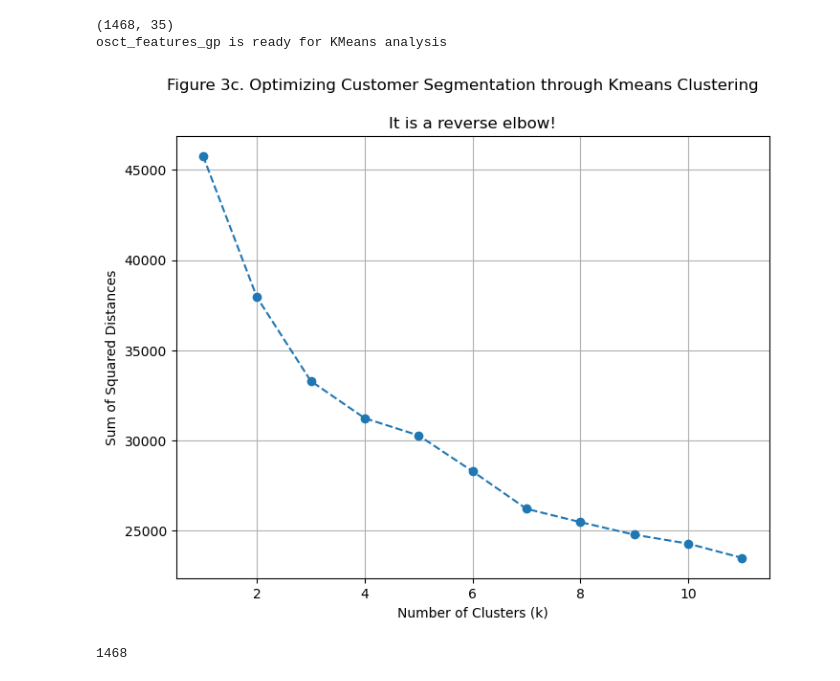
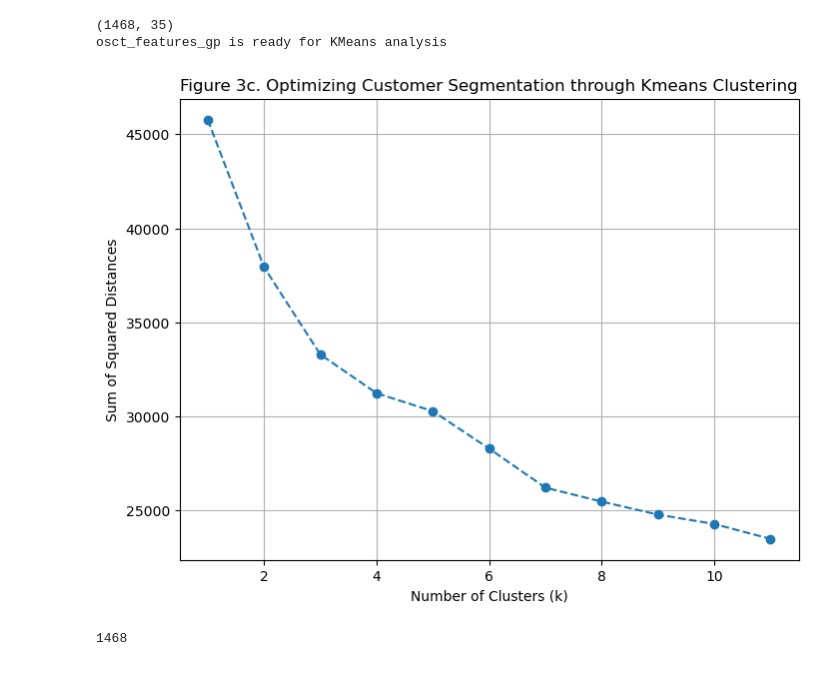
Before and after one commit to jasvinderahuja/Data_Analysis_Projects, a Jupyter notebook: marketing_ecommerce/MarketingECommerce.ipynb, the cells around one changed output. Cells and saved outputs as stored; diff of their text form; code cells hidden in the pictures.

```diff
--- a/marketing_ecommerce/MarketingECommerce.ipynb
+++ b/marketing_ecommerce/MarketingECommerce.ipynb
@@ -48,11 +50,11 @@ from sklearn.cluster import KMeans
 # %% [markdown]
 ## Load and understand data
 # %%
-customer_df = pd.read_excel('Datasets/CustomersData.xlsx')
-discountCoupons_df = pd.read_csv('Datasets/Discount_Coupon.csv')
-marketing_spending_df = pd.read_csv('Datasets/Marketing_Spend.csv')
-online_sales_df = pd.read_csv('Datasets/Online_Sales.csv')
-tax_amount_df = pd.read_excel('Datasets/Tax_amount.xlsx')
+customer_df = pd.read_excel('dataset/CustomersData.xlsx')
+discountCoupons_df = pd.read_csv('dataset/Discount_Coupon.csv')
+marketing_spending_df = pd.read_csv('dataset/Marketing_Spend.csv')
+online_sales_df = pd.read_csv('dataset/Online_Sales.csv')
+tax_amount_df = pd.read_excel('dataset/Tax_amount.xlsx')
 # %%
 customer_df.info()
 # %% [output]
@@ -987,36 +980,36 @@ numeric_transformer = Pipeline(steps=[('scaler', StandardScaler())])
 categorical_transformer = Pipeline(steps=[('onehot', OneHotEncoder(handle_unknown='ignore'))])
 
 # Combine transformers using ColumnTransformer
 preprocessor = ColumnTransformer(
     transformers=[
         ('num', numeric_transformer, numeric_column_names),
         ('cat', categorical_transformer, object_column_names)
     ])
 
 # Fit and transform the data
 X = preprocessor.fit_transform(osct_features_gp)
 
 # Determine the number of clusters using the Elbow Method
 # Calculate the sum of squared distances for different values of k (number of clusters)
 sse = []
 for k in range(1, 12):
     kmeans = KMeans(n_clusters=k, random_state=42)
     kmeans.fit(X)
     sse.append(kmeans.inertia_)
 
 # Plot the Elbow curve to find the optimal number of clusters
 
 plt.figure(figsize=(8, 6))
 plt.plot(range(1, 12), sse, marker='o', linestyle='--')
 plt.xlabel('Number of Clusters (k)')
 plt.ylabel('Sum of Squared Distances')
-plt.title("It is a reverse elbow!")
-plt.suptitle("Figure 3c. Optimizing Customer Segmentation through Kmeans Clustering")
+##plt.title("It is a reverse elbow!")
+plt.title("Figure 3c. Optimizing Customer Segmentation through Kmeans Clustering")
 
 plt.grid(True)
 plt.show()
 # %% [output]
-[figure, old version]
+[figure, new version]
 # %%
 osct_features['CustomerID'].nunique()
 # %% [output]
```
Also changed, not shown: parts of 5 cells of this notebook, 3 other files.
